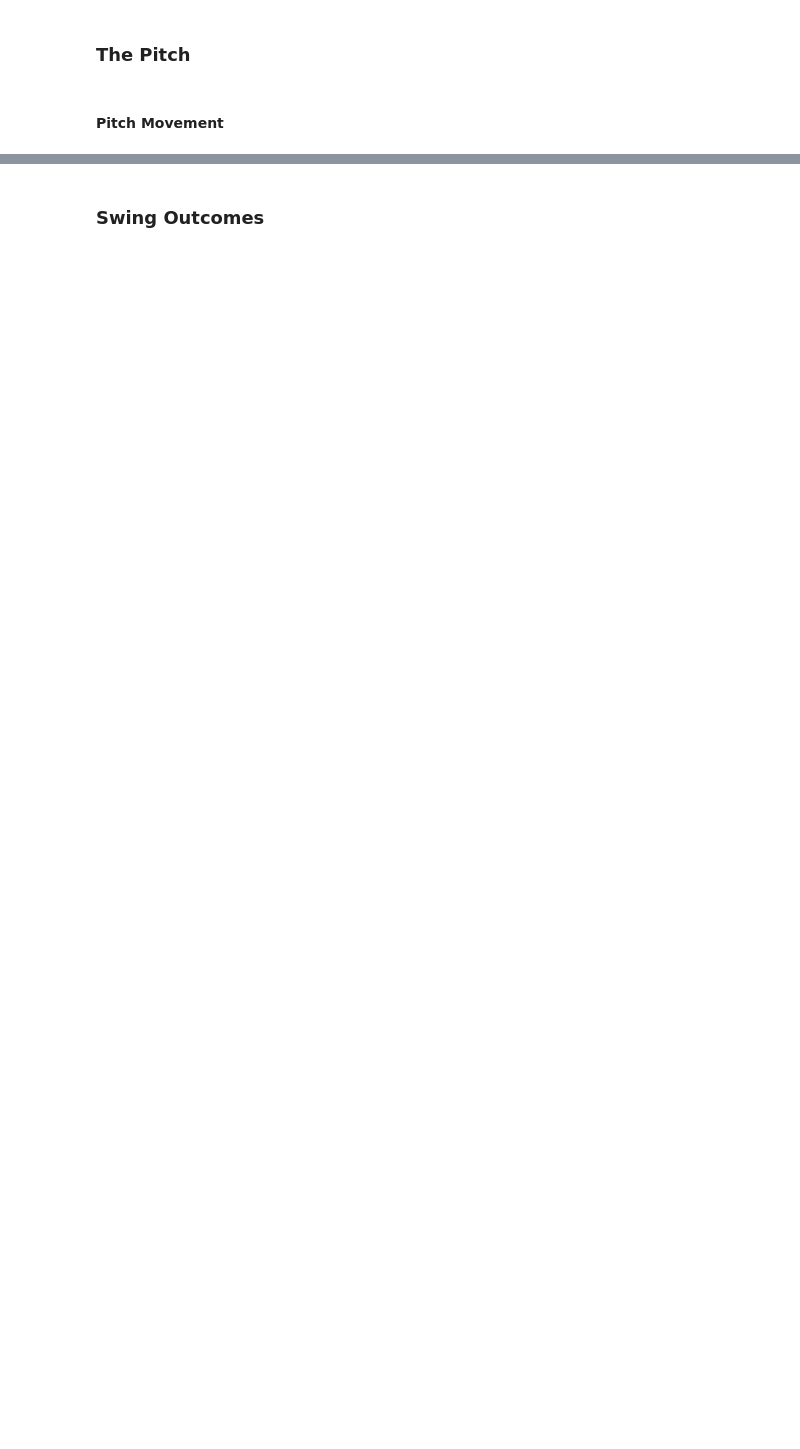
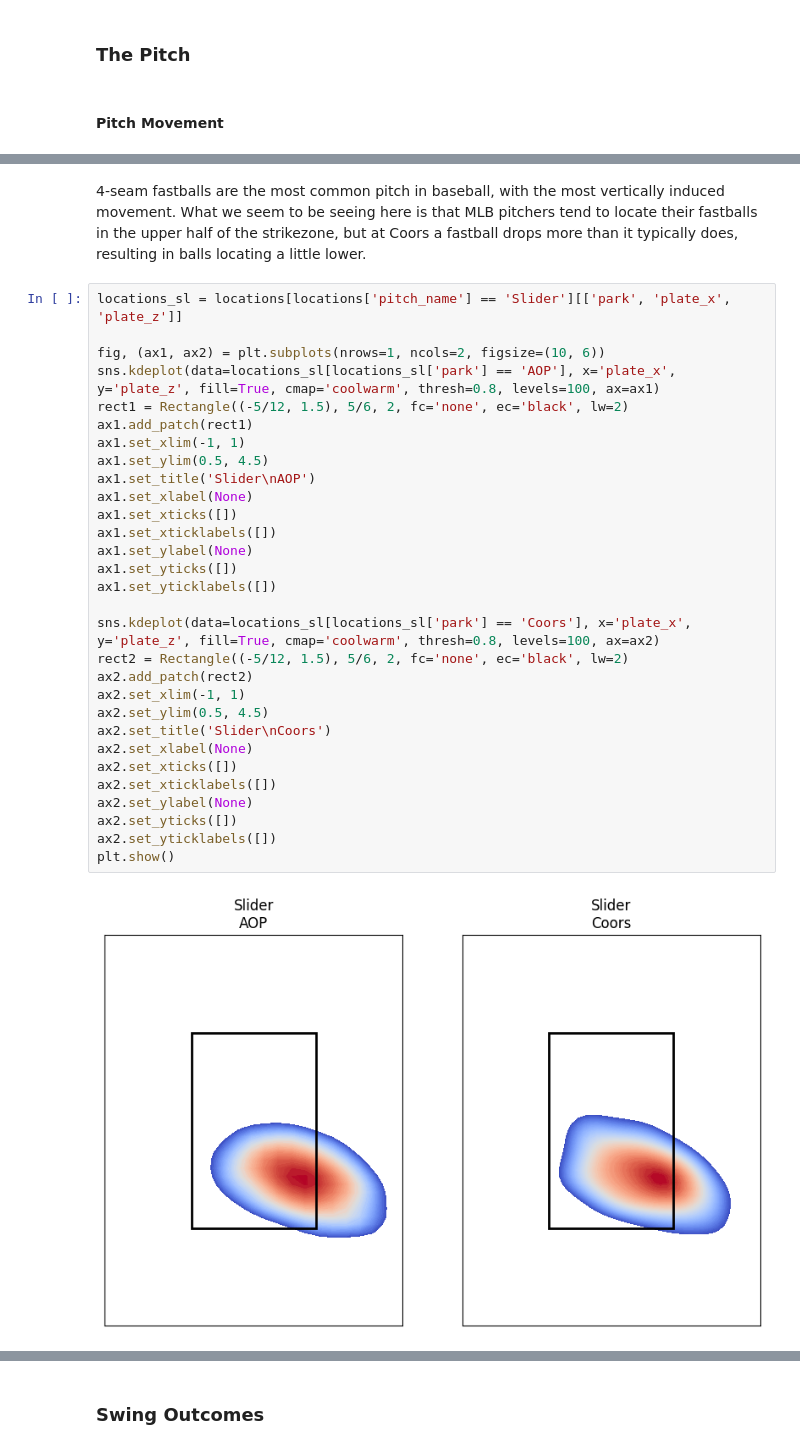
Before and after one commit to skparagas/Coors-Hangover-Effect, a Jupyter notebook: report.ipynb, the cells around one changed output, grey strips where cells are left out. Drawn from its saved outputs; the diff is of its cells as text; blank space fills up the shorter version.

```diff
--- a/report.ipynb
+++ b/report.ipynb
@@ -332,0 +210,34 @@ It's unclear how much Coors Field affects pitch placement. Pitchers almost certa
+# %% [markdown]
+4-seam fastballs are the most common pitch in baseball, with the most vertically induced movement. What we seem to be seeing here is that MLB pitchers tend to locate their fastballs in the upper half of the strikezone, but at Coors a fastball drops more than it typically does, resulting in balls locating a little lower.
+# %%
+locations_sl = locations[locations['pitch_name'] == 'Slider'][['park', 'plate_x', 'plate_z']]
+
+fig, (ax1, ax2) = plt.subplots(nrows=1, ncols=2, figsize=(10, 6))
+sns.kdeplot(data=locations_sl[locations_sl['park'] == 'AOP'], x='plate_x', y='plate_z', fill=True, cmap='coolwarm', thresh=0.8, levels=100, ax=ax1)
+rect1 = Rectangle((-5/12, 1.5), 5/6, 2, fc='none', ec='black', lw=2)
+ax1.add_patch(rect1)
+ax1.set_xlim(-1, 1)
+ax1.set_ylim(0.5, 4.5)
+ax1.set_title('Slider\nAOP')
+ax1.set_xlabel(None)
+ax1.set_xticks([])
+ax1.set_xticklabels([])
+ax1.set_ylabel(None)
+ax1.set_yticks([])
+ax1.set_yticklabels([])
+
+sns.kdeplot(data=locations_sl[locations_sl['park'] == 'Coors'], x='plate_x', y='plate_z', fill=True, cmap='coolwarm', thresh=0.8, levels=100, ax=ax2)
+rect2 = Rectangle((-5/12, 1.5), 5/6, 2, fc='none', ec='black', lw=2)
+ax2.add_patch(rect2)
+ax2.set_xlim(-1, 1)
+ax2.set_ylim(0.5, 4.5)
+ax2.set_title('Slider\nCoors')
+ax2.set_xlabel(None)
+ax2.set_xticks([])
+ax2.set_xticklabels([])
+ax2.set_ylabel(None)
+ax2.set_yticks([])
+ax2.set_yticklabels([])
+plt.show()
+# %% [output]
+[figure, added]
```
Also changed, not shown: parts of 81 cells of this notebook.
